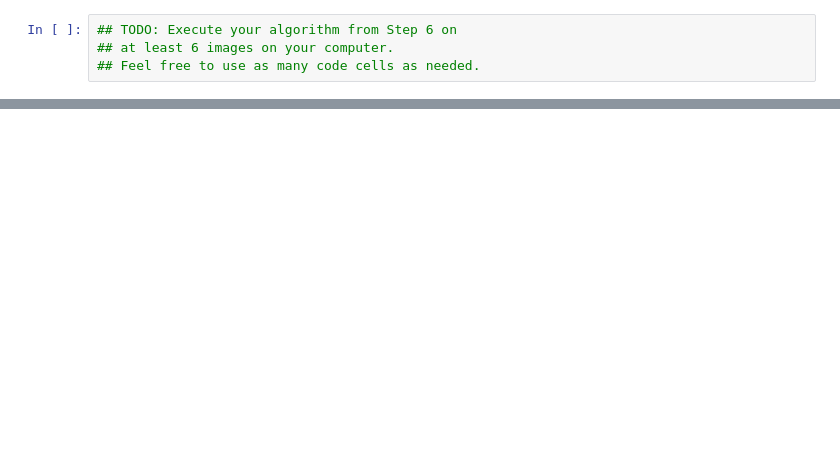
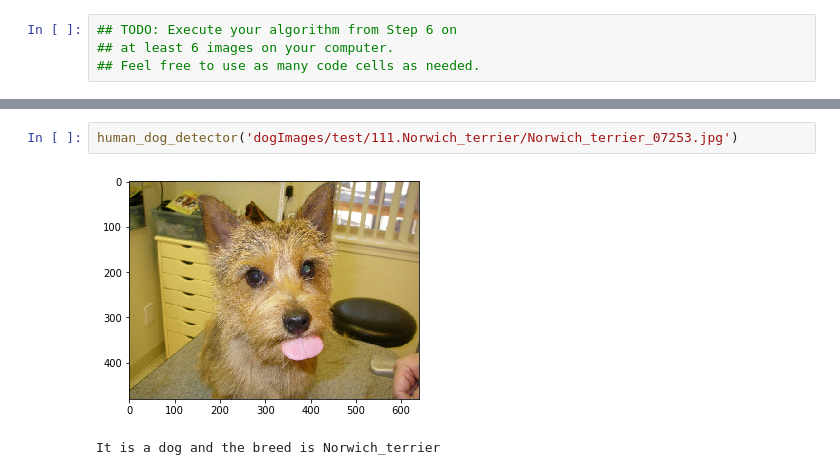
Before and after one commit to satishboggarapu/Udacity-AIND-DogProject, a Jupyter notebook: dog_app.ipynb, the cells around one changed output, grey strips where cells are left out. Saved outputs shown, nothing was run; the diff lists cells and outputs as text; blank space fills up the shorter version.

```diff
--- a/dog_app.ipynb
+++ b/dog_app.ipynb
@@ -732,0 +799,5 @@ __Answer:__
+# %%
+human_dog_detector('dogImages/test/111.Norwich_terrier/Norwich_terrier_07253.jpg')
+# %% [output]
+[figure, added]
+It is a dog and the breed is Norwich_terrier
```
Also changed, not shown: parts of 29 cells of this notebook, 4 other files.
